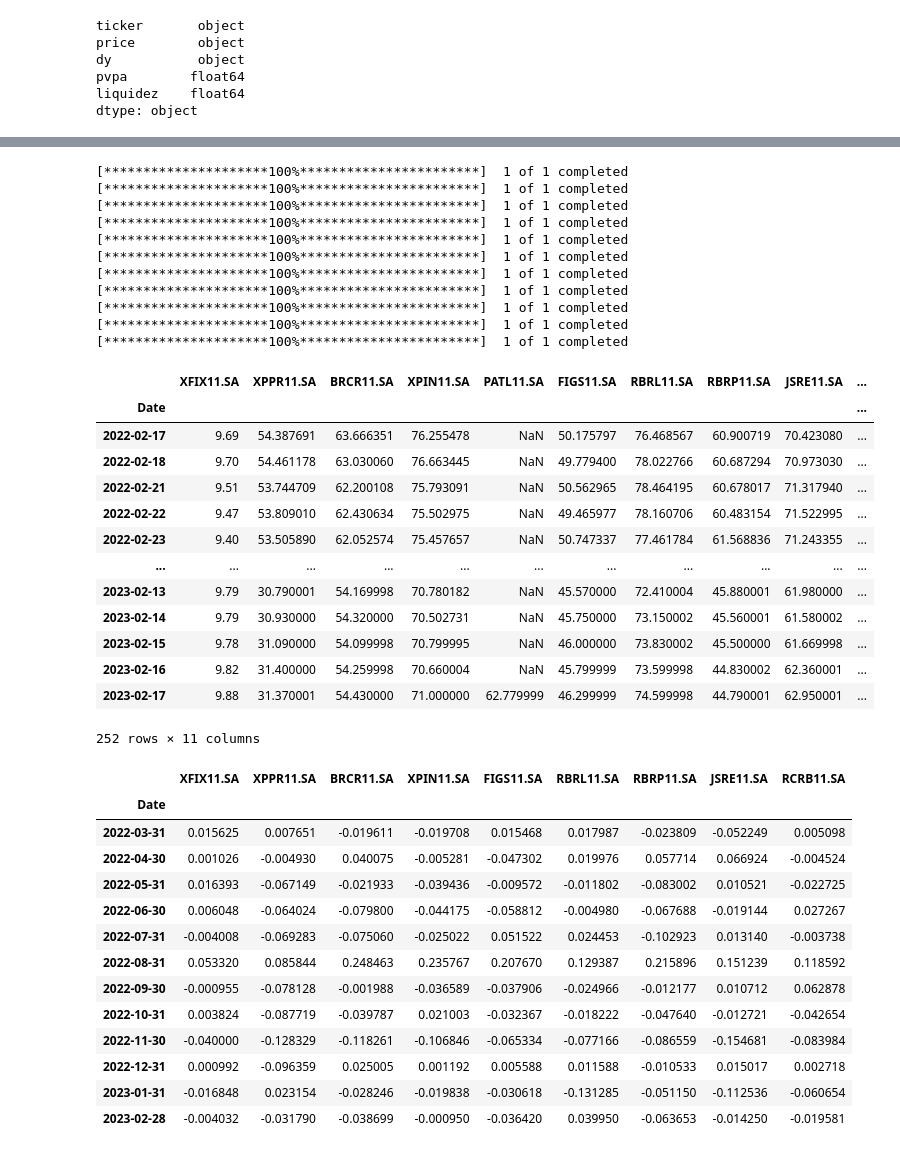
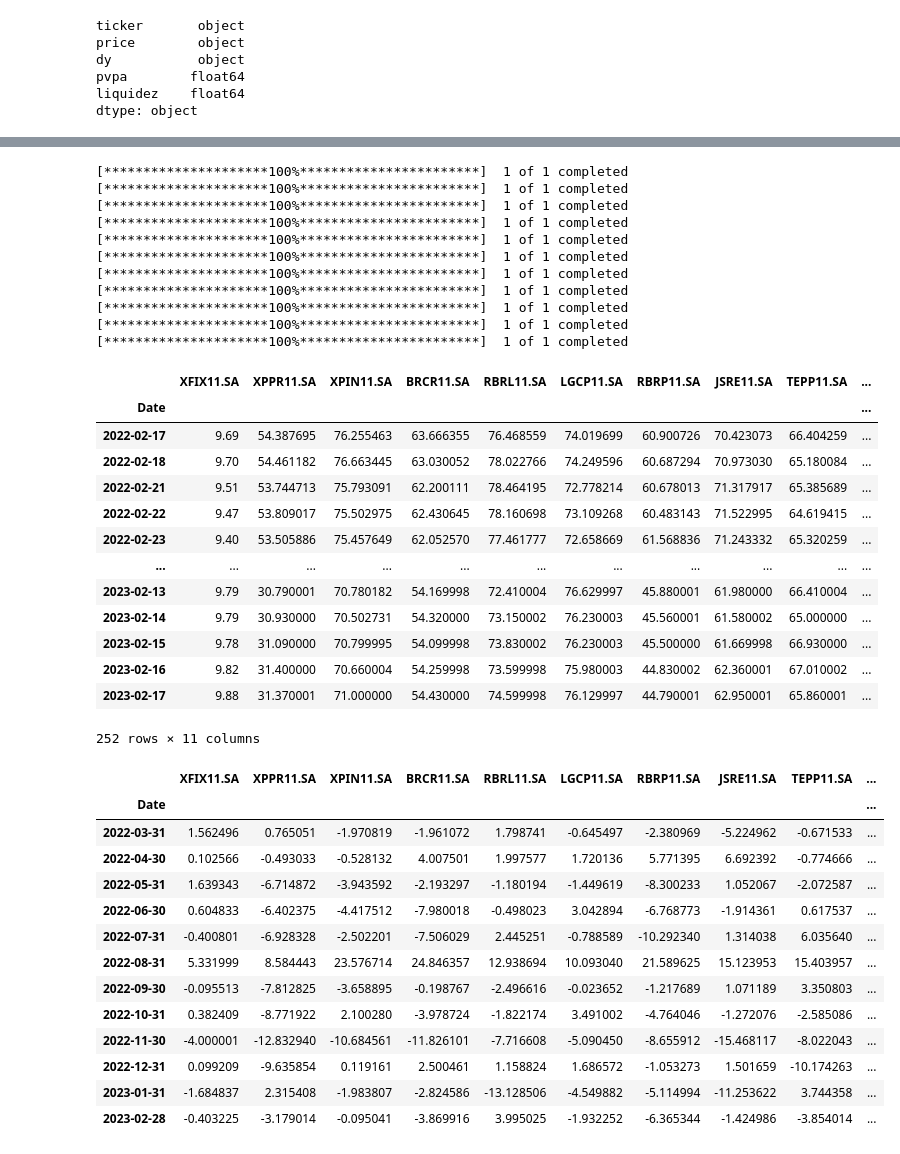
Before and after one commit to jrocarlos/reits_rank, a Jupyter notebook: reits_rank.ipynb, the cells around one changed output, grey strips where cells are left out. Drawn from its saved outputs; the diff is of its cells as text; code cells hidden in the pictures.

```diff
--- a/reits_rank.ipynb
+++ b/reits_rank.ipynb
@@ -285,7 +285,7 @@ test = test.sort_values(['Rank'], ascending=True)
 test.reset_index(inplace=True, drop=True)
 # %%
 #select the top 10 reits (fii) to invest
-indexNames = test[(test.index > 9)].index
+indexNames = test[(test.index > 11)].index
 test.drop(indexNames , inplace=True)
 test
 # %% [output]
@@ -302,0 +305,7 @@ test
+# %%
+indexNames = test[(test['ticker']=='PATL11')].index
+test.drop(indexNames , inplace=True)
+indexNames = test[(test['ticker']=='HSLG11')].index
+test.drop(indexNames , inplace=True)
+test.reset_index(inplace=True, drop=True)
+test
@@ -355,12 +376,12 @@ x
 # %%
 ifix = "XFIX11.SA"
-data = yf.download(ifix, period="1y")
+data = yf.download(ifix, period='1y')
 dd = pd.DataFrame(data)
 dd.drop(['Open','High','Low','Close','Volume'], axis=1, inplace=True)
 dd.rename(columns={'Adj Close': ifix}, inplace=True)
 
 for x in range (10):
-    data = yf.download(tts[x], period="1y")
+    data = yf.download(tts[x], period='1y')
     ddsad = pd.DataFrame(data)
     ddsad.drop(['Open','High','Low','Close','Volume'], axis=1, inplace=True)
     ddsad.rename(columns={'Adj Close': tts[x]}, inplace=True)
@@ -379,41 +400,42 @@ dd
 [*********************100%***********************]  1 of 1 completed
 [*********************100%***********************]  1 of 1 completed
 [*********************100%***********************]  1 of 1 completed
-|  | XFIX11.SA | XPPR11.SA | BRCR11.SA | XPIN11.SA | PATL11.SA | FIGS11.SA | RBRL11.SA | RBRP11.SA | JSRE11.SA | ... |
+|  | XFIX11.SA | XPPR11.SA | XPIN11.SA | BRCR11.SA | RBRL11.SA | LGCP11.SA | RBRP11.SA | JSRE11.SA | TEPP11.SA | ... |
 | Date |  |  |  |  |  |  |  |  |  | ... |
-| 2022-02-17 | 9.69 | 54.387691 | 63.666351 | 76.255478 | NaN | 50.175797 | 76.468567 | 60.900719 | 70.423080 | ... |
-| 2022-02-18 | 9.70 | 54.461178 | 63.030060 | 76.663445 | NaN | 49.779400 | 78.022766 | 60.687294 | 70.973030 | ... |
-| 2022-02-21 | 9.51 | 53.744709 | 62.200108 | 75.793091 | NaN | 50.562965 | 78.464195 | 60.678017 | 71.317940 | ... |
-| 2022-02-22 | 9.47 | 53.809010 | 62.430634 | 75.502975 | NaN | 49.465977 | 78.160706 | 60.483154 | 71.522995 | ... |
-| 2022-02-23 | 9.40 | 53.505890 | 62.052574 | 75.457657 | NaN | 50.747337 | 77.461784 | 61.568836 | 71.243355 | ... |
+| 2022-02-17 | 9.69 | 54.387695 | 76.255463 | 63.666355 | 76.468559 | 74.019699 | 60.900726 | 70.423073 | 66.404259 | ... |
+| 2022-02-18 | 9.70 | 54.461182 | 76.663445 | 63.030052 | 78.022766 | 74.249596 | 60.687294 | 70.973030 | 65.180084 | ... |
+| 2022-02-21 | 9.51 | 53.744713 | 75.793091 | 62.200111 | 78.464195 | 72.778214 | 60.678013 | 71.317917 | 65.385689 | ... |
+| 2022-02-22 | 9.47 | 53.809017 | 75.502975 | 62.430645 | 78.160698 | 73.109268 | 60.483143 | 71.522995 | 64.619415 | ... |
+| 2022-02-23 | 9.40 | 53.505886 | 75.457649 | 62.052570 | 77.461777 | 72.658669 | 61.568836 | 71.243332 | 65.320259 | ... |
 | ... | ... | ... | ... | ... | ... | ... | ... | ... | ... | ... |
-| 2023-02-13 | 9.79 | 30.790001 | 54.169998 | 70.780182 | NaN | 45.570000 | 72.410004 | 45.880001 | 61.980000 | ... |
-| 2023-02-14 | 9.79 | 30.930000 | 54.320000 | 70.502731 | NaN | 45.750000 | 73.150002 | 45.560001 | 61.580002 | ... |
-| 2023-02-15 | 9.78 | 31.090000 | 54.099998 | 70.799995 | NaN | 46.000000 | 73.830002 | 45.500000 | 61.669998 | ... |
-| 2023-02-16 | 9.82 | 31.400000 | 54.259998 | 70.660004 | NaN | 45.799999 | 73.599998 | 44.830002 | 62.360001 | ... |
-| 2023-02-17 | 9.88 | 31.370001 | 54.430000 | 71.000000 | 62.779999 | 46.299999 | 74.599998 | 44.790001 | 62.950001 | ... |
+| 2023-02-13 | 9.79 | 30.790001 | 70.780182 | 54.169998 | 72.410004 | 76.629997 | 45.880001 | 61.980000 | 66.410004 | ... |
+| 2023-02-14 | 9.79 | 30.930000 | 70.502731 | 54.320000 | 73.150002 | 76.230003 | 45.560001 | 61.580002 | 65.000000 | ... |
+| 2023-02-15 | 9.78 | 31.090000 | 70.799995 | 54.099998 | 73.830002 | 76.230003 | 45.500000 | 61.669998 | 66.930000 | ... |
+| 2023-02-16 | 9.82 | 31.400000 | 70.660004 | 54.259998 | 73.599998 | 75.980003 | 44.830002 | 62.360001 | 67.010002 | ... |
+| 2023-02-17 | 9.88 | 31.370001 | 71.000000 | 54.430000 | 74.599998 | 76.129997 | 44.790001 | 62.950001 | 65.860001 | ... |
 252 rows × 11 columns
 # %%
 dd = dd.resample("M").last()
 dd = dd.pct_change()
 dd = dd.dropna(how='all')
-dd.drop(['PATL11.SA','HSLG11.SA'], axis=1, inplace=True)
+dd.drop(['BCFF11.SA'], axis=1, inplace=True)
+dd = dd*100
 dd
 # %% [output]
-|  | XFIX11.SA | XPPR11.SA | BRCR11.SA | XPIN11.SA | FIGS11.SA | RBRL11.SA | RBRP11.SA | JSRE11.SA | RCRB11.SA |
-| Date |  |  |  |  |  |  |  |  |  |
-| 2022-03-31 | 0.015625 | 0.007651 | -0.019611 | -0.019708 | 0.015468 | 0.017987 | -0.023809 | -0.052249 | 0.005098 |
-| 2022-04-30 | 0.001026 | -0.004930 | 0.040075 | -0.005281 | -0.047302 | 0.019976 | 0.057714 | 0.066924 | -0.004524 |
-| 2022-05-31 | 0.016393 | -0.067149 | -0.021933 | -0.039436 | -0.009572 | -0.011802 | -0.083002 | 0.010521 | -0.022725 |
-| 2022-06-30 | 0.006048 | -0.064024 | -0.079800 | -0.044175 | -0.058812 | -0.004980 | -0.067688 | -0.019144 | 0.027267 |
-| 2022-07-31 | -0.004008 | -0.069283 | -0.075060 | -0.025022 | 0.051522 | 0.024453 | -0.102923 | 0.013140 | -0.003738 |
-| 2022-08-31 | 0.053320 | 0.085844 | 0.248463 | 0.235767 | 0.207670 | 0.129387 | 0.215896 | 0.151239 | 0.118592 |
-| 2022-09-30 | -0.000955 | -0.078128 | -0.001988 | -0.036589 | -0.037906 | -0.024966 | -0.012177 | 0.010712 | 0.062878 |
-| 2022-10-31 | 0.003824 | -0.087719 | -0.039787 | 0.021003 | -0.032367 | -0.018222 | -0.047640 | -0.012721 | -0.042654 |
-| 2022-11-30 | -0.040000 | -0.128329 | -0.118261 | -0.106846 | -0.065334 | -0.077166 | -0.086559 | -0.154681 | -0.083984 |
-| 2022-12-31 | 0.000992 | -0.096359 | 0.025005 | 0.001192 | 0.005588 | 0.011588 | -0.010533 | 0.015017 | 0.002718 |
-| 2023-01-31 | -0.016848 | 0.023154 | -0.028246 | -0.019838 | -0.030618 | -0.131285 | -0.051150 | -0.112536 | -0.060654 |
-| 2023-02-28 | -0.004032 | -0.031790 | -0.038699 | -0.000950 | -0.036420 | 0.039950 | -0.063653 | -0.014250 | -0.019581 |
+|  | XFIX11.SA | XPPR11.SA | XPIN11.SA | BRCR11.SA | RBRL11.SA | LGCP11.SA | RBRP11.SA | JSRE11.SA | TEPP11.SA | ... |
+| Date |  |  |  |  |  |  |  |  |  | ... |
+| 2022-03-31 | 1.562496 | 0.765051 | -1.970819 | -1.961072 | 1.798741 | -0.645497 | -2.380969 | -5.224962 | -0.671533 | ... |
+| 2022-04-30 | 0.102566 | -0.493033 | -0.528132 | 4.007501 | 1.997577 | 1.720136 | 5.771395 | 6.692392 | -0.774666 | ... |
+| 2022-05-31 | 1.639343 | -6.714872 | -3.943592 | -2.193297 | -1.180194 | -1.449619 | -8.300233 | 1.052067 | -2.072587 | ... |
+| 2022-06-30 | 0.604833 | -6.402375 | -4.417512 | -7.980018 | -0.498023 | 3.042894 | -6.768773 | -1.914361 | 0.617537 | ... |
+| 2022-07-31 | -0.400801 | -6.928328 | -2.502201 | -7.506029 | 2.445251 | -0.788589 | -10.292340 | 1.314038 | 6.035640 | ... |
+| 2022-08-31 | 5.331999 | 8.584443 | 23.576714 | 24.846357 | 12.938694 | 10.093040 | 21.589625 | 15.123953 | 15.403957 | ... |
+| 2022-09-30 | -0.095513 | -7.812825 | -3.658895 | -0.198767 | -2.496616 | -0.023652 | -1.217689 | 1.071189 | 3.350803 | ... |
+| 2022-10-31 | 0.382409 | -8.771922 | 2.100280 | -3.978724 | -1.822174 | 3.491002 | -4.764046 | -1.272076 | -2.585086 | ... |
+| 2022-11-30 | -4.000001 | -12.832940 | -10.684561 | -11.826101 | -7.716608 | -5.090450 | -8.655912 | -15.468117 | -8.022043 | ... |
+| 2022-12-31 | 0.099209 | -9.635854 | 0.119161 | 2.500461 | 1.158824 | 1.686572 | -1.053273 | 1.501659 | -10.174263 | ... |
+| 2023-01-31 | -1.684837 | 2.315408 | -1.983807 | -2.824586 | -13.128506 | -4.549882 | -5.114994 | -11.253622 | 3.744358 | ... |
+| 2023-02-28 | -0.403225 | -3.179014 | -0.095041 | -3.869916 | 3.995025 | -1.932252 | -6.365344 | -1.424986 | -3.854014 | ... |
 # %%
 #sns.heatmap(dd,annot=True)
 #dd.plot_monthly_heatmap()
```
Also changed, not shown: parts of 16 cells of this notebook.
